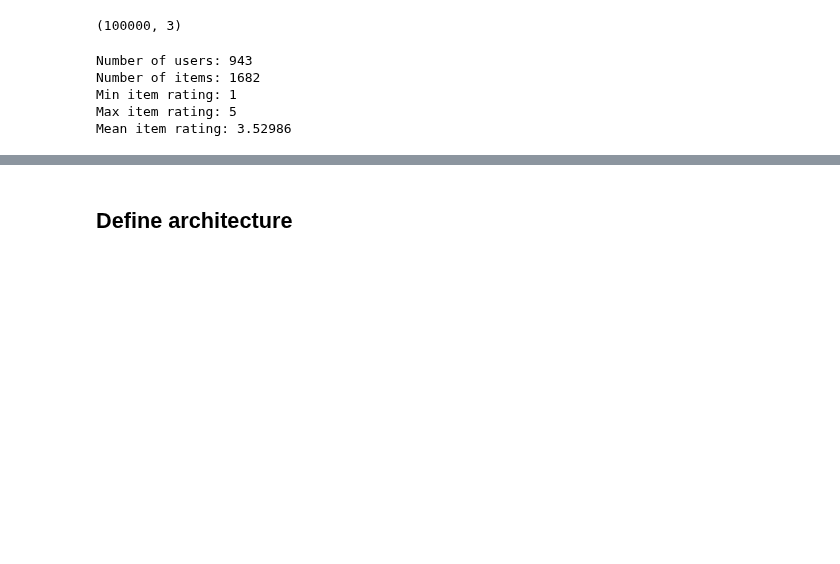
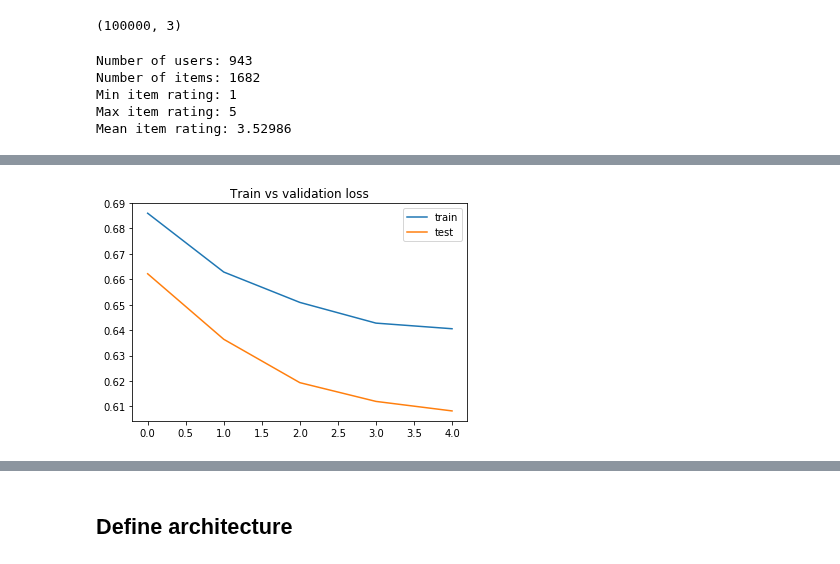
Before and after one commit to James-Leslie/deep-collaborative-filtering, a Jupyter notebook: tf-movielens100k.ipynb, the cells around one changed output, grey strips where cells are left out. Cells and saved outputs as stored; diff of their text form; code cells hidden in the pictures; blank space fills up the shorter version.

Commit message:
completed dual model grid search

```diff
--- a/tf-movielens100k.ipynb
+++ b/tf-movielens100k.ipynb
@@ -128,0 +197,7 @@ def get_baseline(df, train_index, test_index):
+# %%
+# hyper parameters
+HP_N_FACTORS = [8, 32, 64, 128]
+HP_N_HIDDEN_1 = [16, 32, 64]
+HP_DROPOUT_1 = [.2, .25]
+HP_N_HIDDEN_2 = [16, 32, 64]
+# HP_DROPOUT_2 = [0, .2, .25]
@@ -128,0 +321,4 @@ def get_baseline(df, train_index, test_index):
+# %%
+# get best 10 models
+grid_results = grid_results.sort_values('val_loss')
+grid_results.head(10)
@@ -128,0 +337,9 @@ def get_baseline(df, train_index, test_index):
+# %%
+# plot training curve of best model
+plt.plot(grid_results.train_hist.values[0], label='train')
+plt.plot(grid_results.val_hist.values[0], label='test')
+plt.title('Train vs validation loss')
+plt.legend()
+plt.show()
+# %% [output]
+[figure, added]
```
Also changed, not shown: parts of 37 cells of this notebook, 1 other file.
